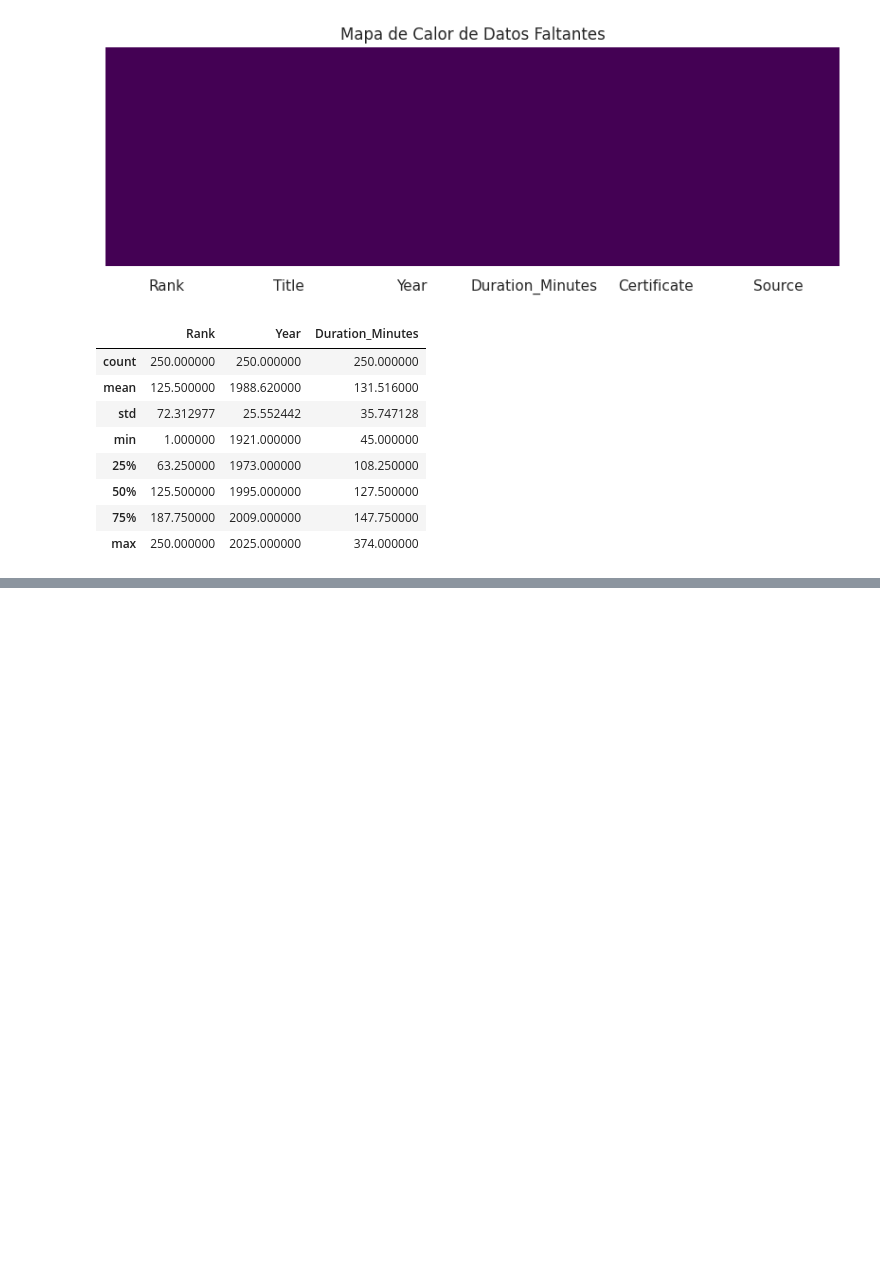
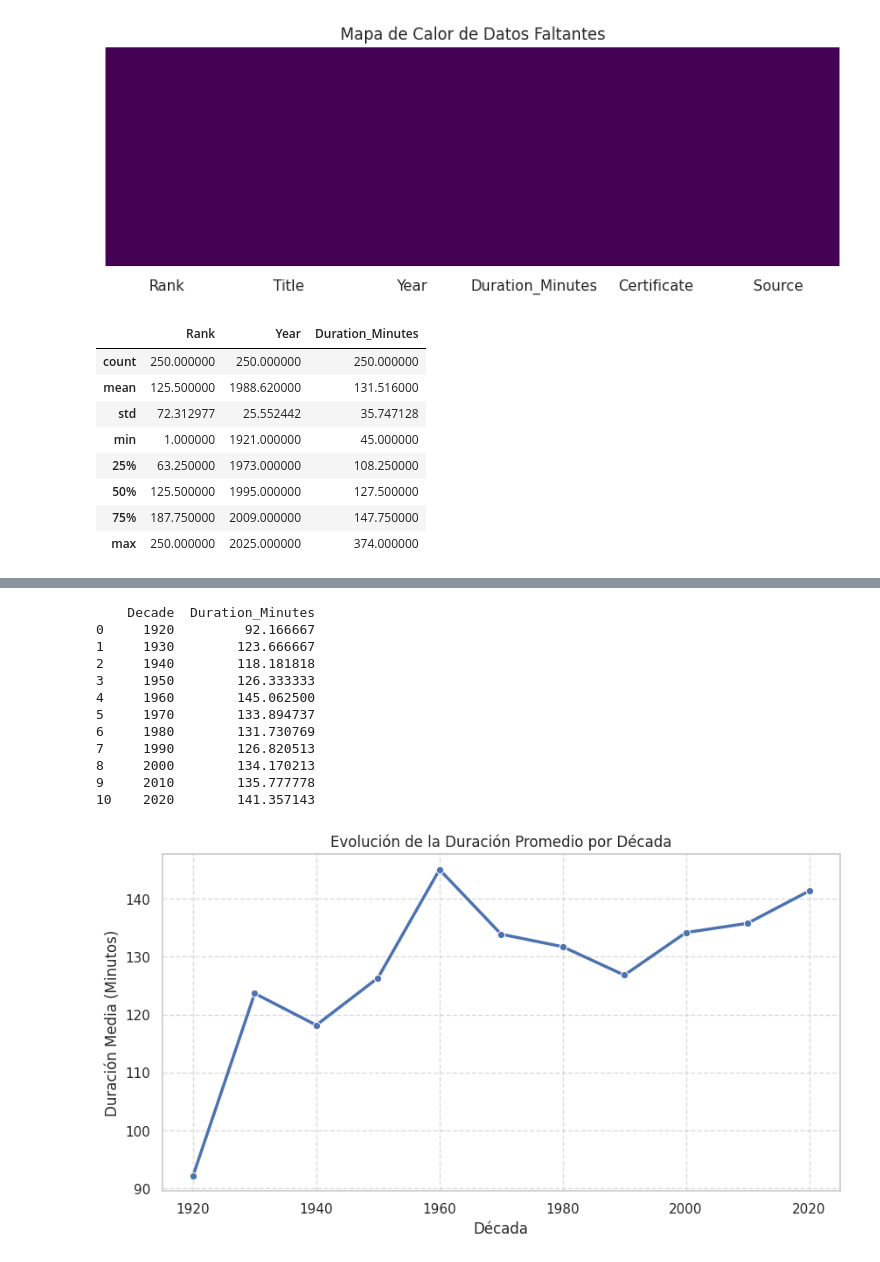
Before and after one commit to nbarrazae/Kaggle-Repo, a Jupyter notebook: eda-top-250-imdb-movie-dataset.ipynb, the cells around one changed output, grey strips where cells are left out. Drawn from its saved outputs; the diff is of its cells as text; code cells hidden in the pictures; blank space fills up the shorter version.

```diff
--- a/eda-top-250-imdb-movie-dataset.ipynb
+++ b/eda-top-250-imdb-movie-dataset.ipynb
@@ -160,0 +182,25 @@ plt.show()
+# %%
+duracion_por_decada = df.groupby('Decade')['Duration_Minutes'].mean().reset_index()
+print(duracion_por_decada)
+
+plt.figure(figsize=(10, 5))
+sns.lineplot(data=duracion_por_decada, x='Decade', y='Duration_Minutes', marker='o', linewidth=2.5)
+plt.title('Evolución de la Duración Promedio por Década')
+plt.xlabel('Década')
+plt.ylabel('Duración Media (Minutos)')
+plt.grid(True, linestyle='--', alpha=0.7)
+plt.show()
+# %% [output]
+    Decade  Duration_Minutes
+0     1920         92.166667
+1     1930        123.666667
+2     1940        118.181818
+3     1950        126.333333
+4     1960        145.062500
+5     1970        133.894737
+6     1980        131.730769
+7     1990        126.820513
+8     2000        134.170213
+9     2010        135.777778
+10    2020        141.357143
+[figure, added]
```
Also changed, not shown: parts of 9 cells of this notebook.
